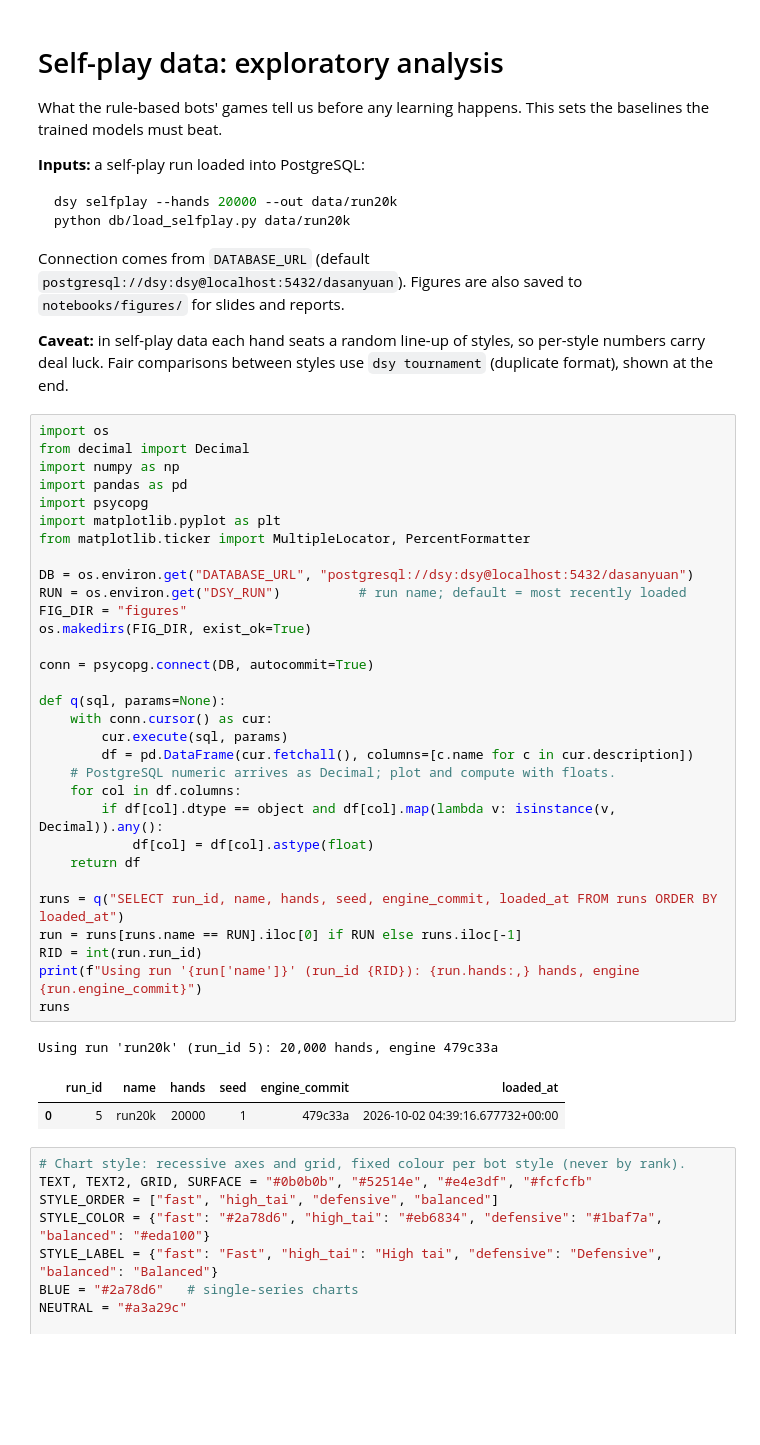
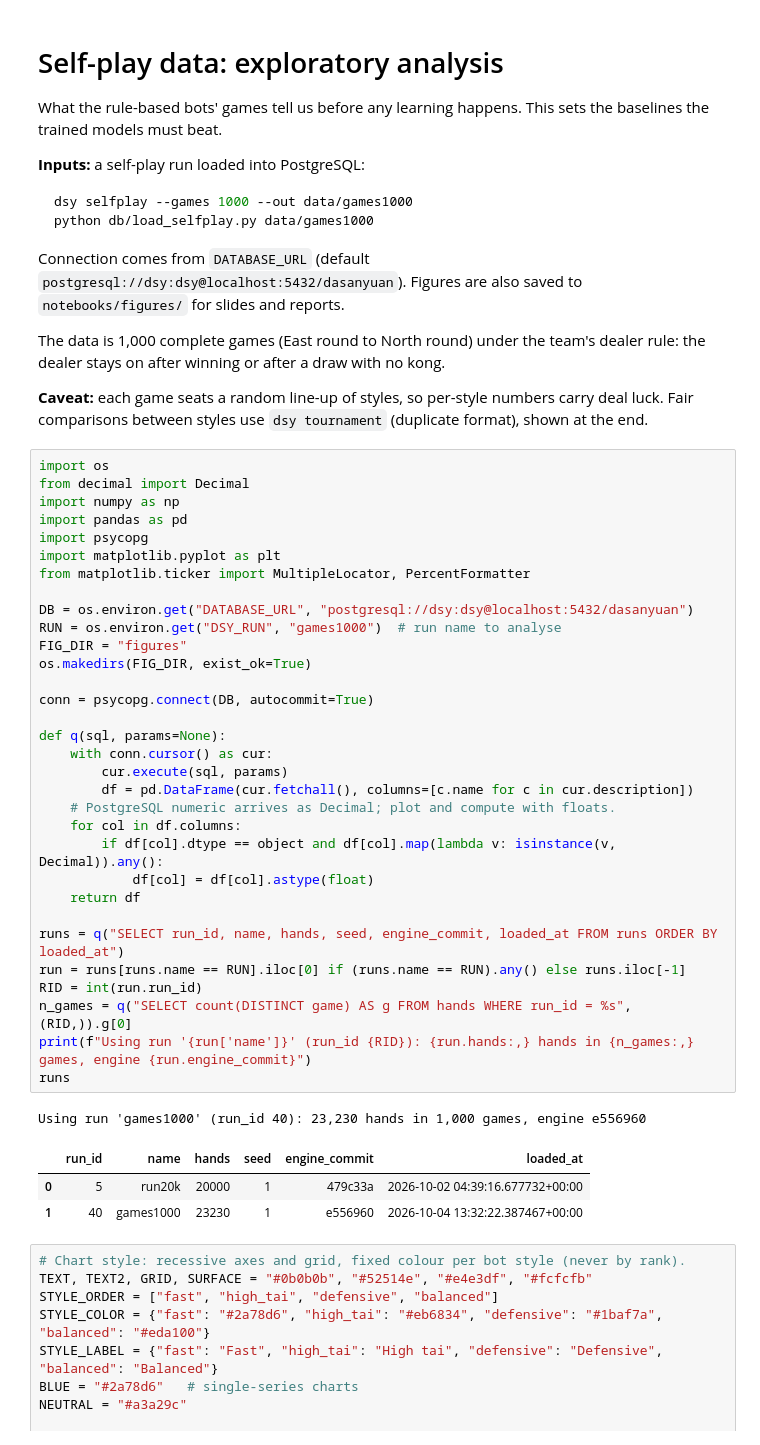
Before and after one commit to ryrxiaopang/da-san-yuan, a Jupyter notebook: notebooks/01_selfplay_eda.ipynb, the cells around one changed output. Drawn from its saved outputs; the diff is of its cells as text; blank space fills up the shorter version.

````diff
--- a/notebooks/01_selfplay_eda.ipynb
+++ b/notebooks/01_selfplay_eda.ipynb
@@ -6,48 +6,52 @@ What the rule-based bots' games tell us before any learning happens. This sets t
 **Inputs:** a self-play run loaded into PostgreSQL:
 
 ```bash
-dsy selfplay --hands 20000 --out data/run20k
-python db/load_selfplay.py data/run20k
+dsy selfplay --games 1000 --out data/games1000
+python db/load_selfplay.py data/games1000
 ```
 
 Connection comes from `DATABASE_URL` (default `postgresql://dsy:dsy@localhost:5432/dasanyuan`). Figures are also saved to `notebooks/figures/` for slides and reports.
 
-**Caveat:** in self-play data each hand seats a random line-up of styles, so per-style numbers carry deal luck. Fair comparisons between styles use `dsy tournament` (duplicate format), shown at the end.
+The data is 1,000 complete games (East round to North round) under the team's dealer rule: the dealer stays on after winning or after a draw with no kong.
+
+**Caveat:** each game seats a random line-up of styles, so per-style numbers carry deal luck. Fair comparisons between styles use `dsy tournament` (duplicate format), shown at the end.
 # %%
 import os
 from decimal import Decimal
 import numpy as np
 import pandas as pd
 import psycopg
 import matplotlib.pyplot as plt
 from matplotlib.ticker import MultipleLocator, PercentFormatter
 
 DB = os.environ.get("DATABASE_URL", "postgresql://dsy:dsy@localhost:5432/dasanyuan")
-RUN = os.environ.get("DSY_RUN")          # run name; default = most recently loaded
+RUN = os.environ.get("DSY_RUN", "games1000")  # run name to analyse
 FIG_DIR = "figures"
 os.makedirs(FIG_DIR, exist_ok=True)
 
 conn = psycopg.connect(DB, autocommit=True)
 
 def q(sql, params=None):
     with conn.cursor() as cur:
         cur.execute(sql, params)
         df = pd.DataFrame(cur.fetchall(), columns=[c.name for c in cur.description])
     # PostgreSQL numeric arrives as Decimal; plot and compute with floats.
     for col in df.columns:
         if df[col].dtype == object and df[col].map(lambda v: isinstance(v, Decimal)).any():
             df[col] = df[col].astype(float)
     return df
 
 runs = q("SELECT run_id, name, hands, seed, engine_commit, loaded_at FROM runs ORDER BY loaded_at")
-run = runs[runs.name == RUN].iloc[0] if RUN else runs.iloc[-1]
+run = runs[runs.name == RUN].iloc[0] if (runs.name == RUN).any() else runs.iloc[-1]
 RID = int(run.run_id)
-print(f"Using run '{run['name']}' (run_id {RID}): {run.hands:,} hands, engine {run.engine_commit}")
+n_games = q("SELECT count(DISTINCT game) AS g FROM hands WHERE run_id = %s", (RID,)).g[0]
+print(f"Using run '{run['name']}' (run_id {RID}): {run.hands:,} hands in {n_games:,} games, engine {run.engine_commit}")
 runs
 # %% [output]
-Using run 'run20k' (run_id 5): 20,000 hands, engine 479c33a
+Using run 'games1000' (run_id 40): 23,230 hands in 1,000 games, engine e556960
 |  | run_id | name | hands | seed | engine_commit | loaded_at |
 | 0 | 5 | run20k | 20000 | 1 | 479c33a | 2026-10-02 04:39:16.677732+00:00 |
+| 1 | 40 | games1000 | 23230 | 1 | e556960 | 2026-10-04 13:32:22.387467+00:00 |
 # %%
 # Chart style: recessive axes and grid, fixed colour per bot style (never by rank).
 TEXT, TEXT2, GRID, SURFACE = "#0b0b0b", "#52514e", "#e4e3df", "#fcfcfb"
````
Also changed, not shown: parts of 16 cells of this notebook, 12 other files.
